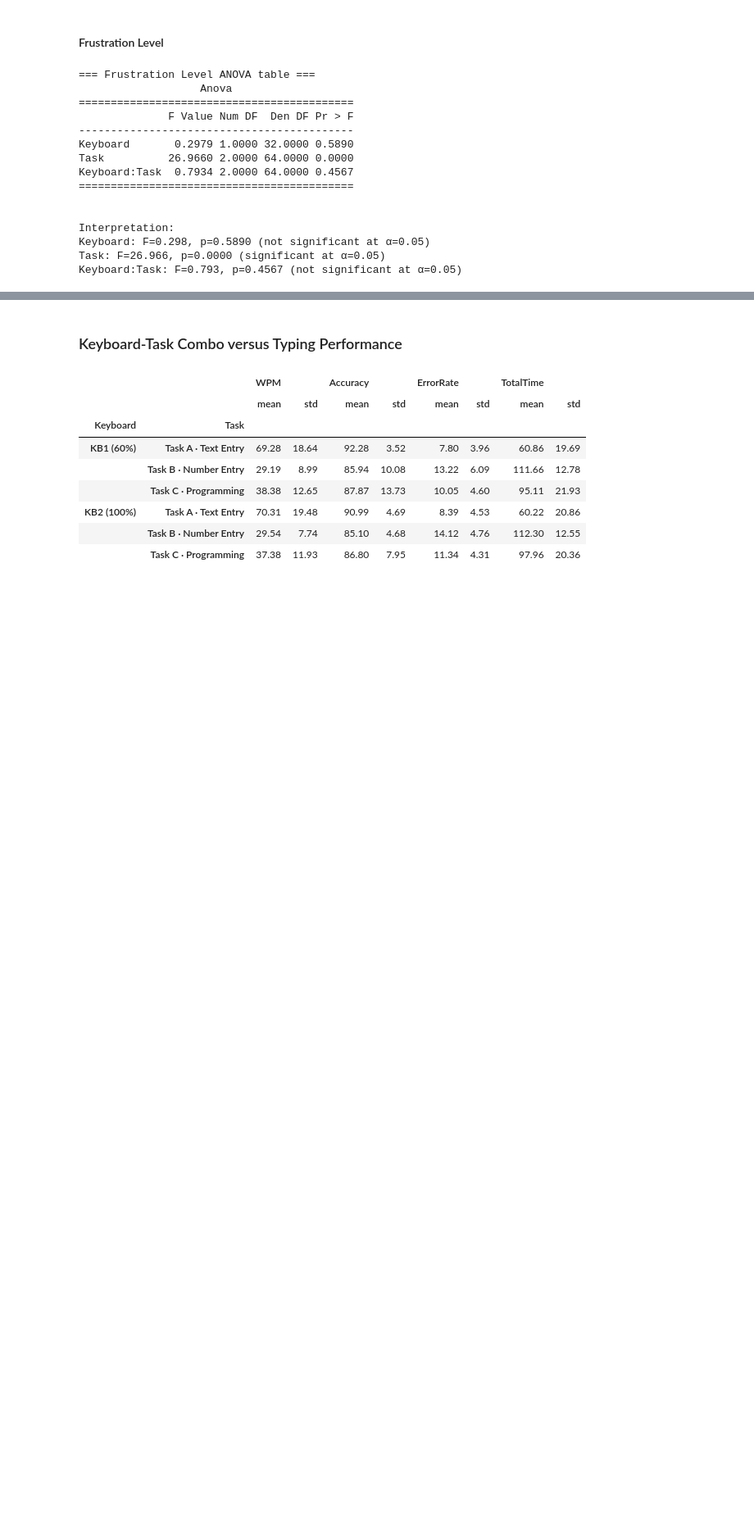
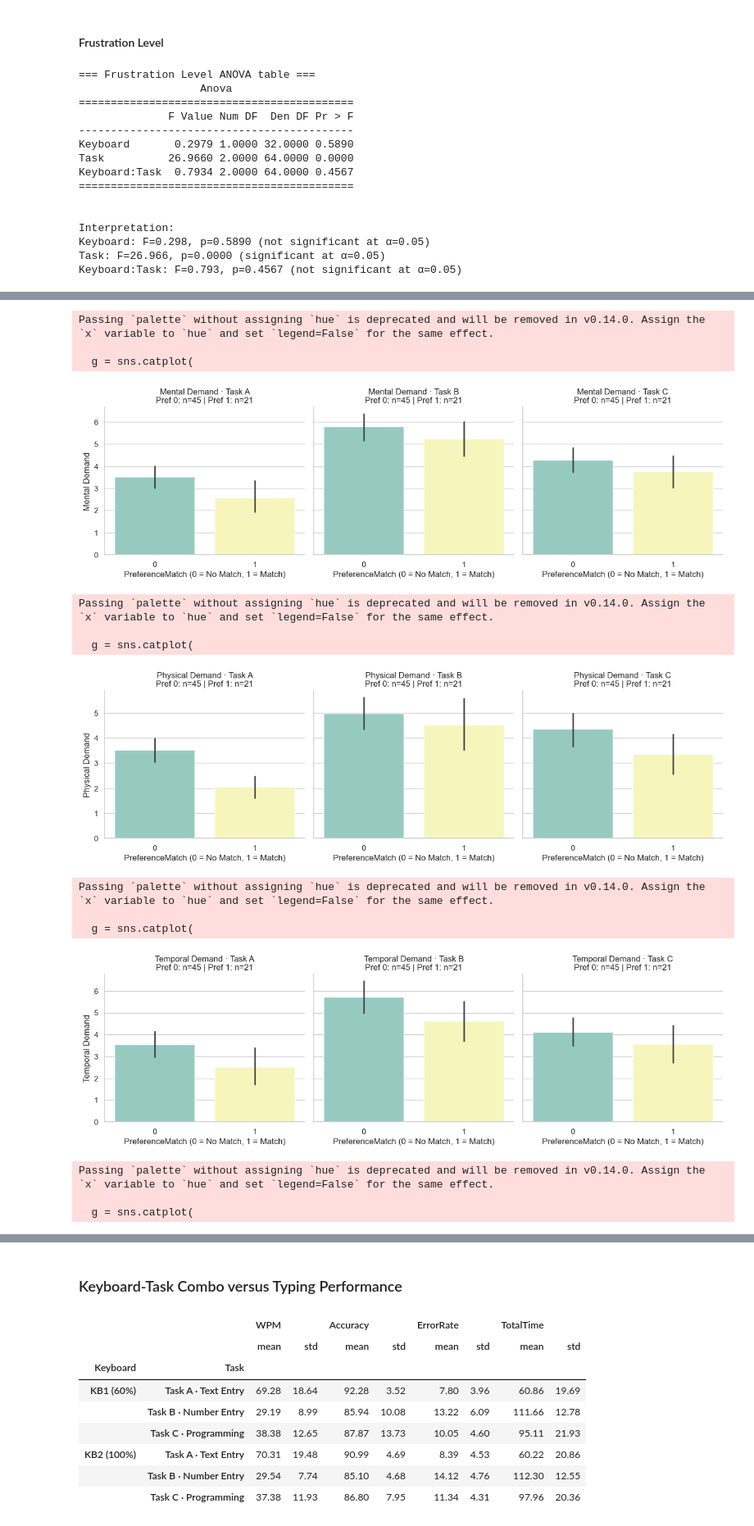
Before and after one commit to chris-asturiano/typing-test, a Jupyter notebook: data_analysis/data_analysis.ipynb, the cells around one changed output, grey strips where cells are left out. Shown at 82% size. Saved outputs shown, nothing was run; the diff lists cells and outputs as text; code cells hidden in the pictures; blank space fills up the shorter version.

```diff
--- a/data_analysis/data_analysis.ipynb
+++ b/data_analysis/data_analysis.ipynb
@@ -930,0 +1657,55 @@ Keyboard:Task: F=0.793, p=0.4567 (not significant at α=0.05)
+# %%
+# Bar plots: NASA TLX workload dimensions by PreferenceMatch × TaskCode (inline)
+
+workload_dvs = [
+    "Mental Demand",
+    "Physical Demand",
+    "Temporal Demand",
+    "Effort",
+    "Frustration Level",
+]
+
+for dv in workload_dvs:
+    if dv not in perf_tlx.columns:
+        continue
+
+    g = sns.catplot(
+        data=perf_tlx,
+        kind="bar",
+        x="PreferenceMatch",
+        y=dv,
+        col="TaskCode",
+        errorbar=("ci", 95),
+        palette="Set3",
+        height=4,
+        aspect=1.1,  # slightly wider facets for clearer titles
+    )
+
+    # Add sample sizes in two-line titles for readability
+    for ax, (task_code, sub_df) in zip(g.axes.flatten(), perf_tlx.groupby("TaskCode")):
+        counts = sub_df.groupby("PreferenceMatch")[dv].count()
+        n0 = int(counts.get(0, 0))
+        n1 = int(counts.get(1, 0))
+        title_line1 = f"{dv} · Task {task_code}"
+        title_line2 = f"Pref 0: n={n0} | Pref 1: n={n1}"
+        ax.set_title(f"{title_line1}\n{title_line2}")
+        ax.set_xlabel("PreferenceMatch (0 = No Match, 1 = Match)")
+
+    # Rely only on per-facet titles to avoid overlapping with a global suptitle
+    plt.show()
+# %% [output]
+Passing `palette` without assigning `hue` is deprecated and will be removed in v0.14.0. Assign the `x` variable to `hue` and set `legend=False` for the same effect.
+
+  g = sns.catplot(
+[figure, added]
+Passing `palette` without assigning `hue` is deprecated and will be removed in v0.14.0. Assign the `x` variable to `hue` and set `legend=False` for the same effect.
+
+  g = sns.catplot(
+[figure, added]
+Passing `palette` without assigning `hue` is deprecated and will be removed in v0.14.0. Assign the `x` variable to `hue` and set `legend=False` for the same effect.
+
+  g = sns.catplot(
+[figure, added]
+Passing `palette` without assigning `hue` is deprecated and will be removed in v0.14.0. Assign the `x` variable to `hue` and set `legend=False` for the same effect.
+
+  g = sns.catplot(
```
Also changed, not shown: parts of 20 cells of this notebook, 6 other files.
